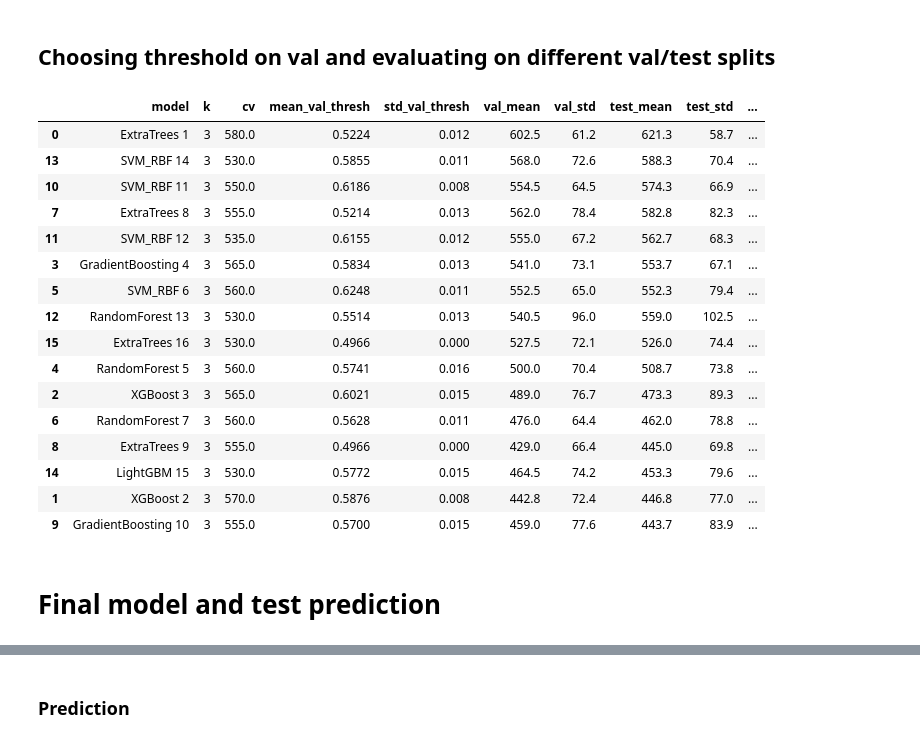
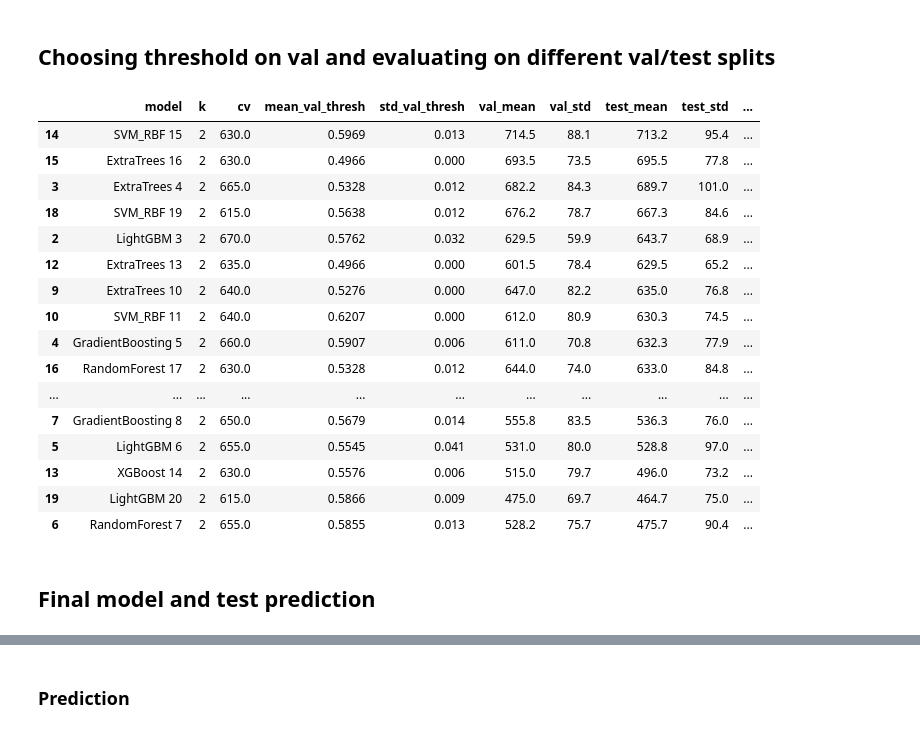
Before and after one commit to olaidczak/cost-sensitive-marketing, a Jupyter notebook: src/model/model_selection.ipynb, the cells around one changed output, grey strips where cells are left out. Saved outputs shown, nothing was run; the diff lists cells and outputs as text; code cells hidden in the pictures.

Commit message:
final model 2 variables

```diff
--- a/src/model/model_selection.ipynb
+++ b/src/model/model_selection.ipynb
@@ -67,8 +71,8 @@ ranking = pd.Series(rf.feature_importances_, index=X_train.columns).sort_values(
 top15 = ranking.index[:15].tolist()
 
 
-def random_subsets(k, n, exclude):
-    seen = {frozenset(exclude)}
+def random_subsets(k, n, excludes):
+    seen = {frozenset(e) for e in excludes}
     subsets = []
     while len(subsets) < n:
         s = frozenset(rng.choice(top15, size=k, replace=False))
@@ -87,7 +91,7 @@ for k in K_VALUES:
         [("top", topk)]
         + [("top+1", topk_1)]
         + [("top+2", topk_2)]
-        + [(f"rand_{i}", s) for i, s in enumerate(random_subsets(k, N_RANDOM, topk))]
+        + [(f"rand_{i}", s) for i, s in enumerate(random_subsets(k, N_RANDOM, [topk, topk_1,topk_2]))]
     )
     print(f"k={k}: {len(subsets[k])} subsets")
 # %% [output]
@@ -105,7 +108,8 @@ results = perform_random_search_cv(
 # %%
-results = pd.read_csv("cv_results_1780410113_seed_3105.csv")
-results.head(16)
-# the top 16 models have score spread 580 - 530 = 50 points, the average std is ~36 points.
+results = pd.read_csv("cv_results_seed_3105.csv")
+top = 20
+results.head(top)
+# the top 20 models have score spread 690 - 615 = 75 points, the average std is ~58 points.
 # Std is nearly as large as the full ranking range - we cannot choose only based on noisy cv estimates.
 # the models here are very similar.
 # %% [output]
@@ -129,22 +141,22 @@ results.head(16)
 # %% [markdown]
 ## Choosing threshold on val and evaluating on different val/test splits
 # %%
-top16_models = results.head(16)
+top20_models = results.head(top)
 models = get_models()
 # %%
 seeds = [(2910 + i) for i in range(30)]
 ts = np.linspace(0, 0.9, num=30)
-per_split = {i: [] for i in range(16)}
+per_split = {i: [] for i in range(top)}
 
 X_valte = pd.concat([X_val, X_test], axis=0)
 y_valte = pd.concat([pd.DataFrame(y_val), pd.DataFrame(y_test)], axis=0)
 
-for i in range(16):
-    k = top16_models["k"].iloc[i]
-    features = eval(top16_models["features"].iloc[i])
-    params = eval(top16_models["best_params"].iloc[i])
+for i in range(top):
+    k = top20_models["k"].iloc[i]
+    features = eval(top20_models["features"].iloc[i])
+    params = eval(top20_models["best_params"].iloc[i])
     pipeline = Pipeline([("scaler", StandardScaler()),
-                         ("clf", clone(models[top16_models["model"].iloc[i]][0]))])
+                         ("clf", clone(models[top20_models["model"].iloc[i]][0]))])
     pipeline.set_params(**params)
     pipeline.fit(X_train[features], y_train)
 
@@ -163,57 +175,61 @@ for i in range(16):
                 best_val, best_t = score, t
 
         proba_te = pipeline.predict_proba(X_test_s[features])[:, 1]
+        precision_test = precision_score(y_test_s, proba_te >= best_t)
         test_sc, test_contacts = score_with_thresh(y_test_s, proba_te, n_var=k, thresh=best_t)
 
         per_split[i].append({"seed": s, "val_thresh": best_t,
                              "val_score": best_val, "test_score": test_sc,
-                             "contacts": test_contacts})
+                             "contacts": test_contacts, "precision_test": precision_test})
 # %%
 rows = []
-for i in range(16):
+for i in range(top):
     d = pd.DataFrame(per_split[i])
-    name = f"{top16_models['model'].iloc[i]} {i + 1}"
+    name = f"{top20_models['model'].iloc[i]} {i + 1}"
     thresh_mean, thresh_std = d["val_thresh"].mean(), d["val_thresh"].std(ddof=1)
+    prec_mean, prec_std = d["precision_test"].mean(), d["precision_test"].std(ddof=1)
     vmean, vstd = d["val_score"].mean(), d["val_score"].std(ddof=1)
     tmean, tstd = d["test_score"].mean(), d["test_score"].std(ddof=1)
     rows.append({
         "model": name,
-        "k": int(top16_models["k"].iloc[i]),
-        "cv": top16_models["cv_score"].iloc[i],
+        "k": int(top20_models["k"].iloc[i]),
+        "cv": top20_models["cv_score"].iloc[i],
         "mean_val_thresh": round(thresh_mean, 4),
         "std_val_thresh": round(thresh_std, 3),
         "val_mean": round(vmean, 1),
         "val_std": round(vstd, 1),
         "test_mean": round(tmean, 1),
         "test_std": round(tstd, 1),
         "test_min": d["test_score"].min(),
         "test_max": d["test_score"].max(),
         "criterion": round(tmean - tstd, 1),
+        "prec_test_mean": round(prec_mean,3),
+        "pred_test_std": round(prec_std,3),
         "med_contacts": int(d["contacts"].median()),
     })
 
 summary = pd.DataFrame(rows).sort_values("criterion", ascending=False)
 summary
 # %% [output]
 |  | model | k | cv | mean_val_thresh | std_val_thresh | val_mean | val_std | test_mean | test_std | ... |
-| 0 | ExtraTrees 1 | 3 | 580.0 | 0.5224 | 0.012 | 602.5 | 61.2 | 621.3 | 58.7 | ... |
-| 13 | SVM_RBF 14 | 3 | 530.0 | 0.5855 | 0.011 | 568.0 | 72.6 | 588.3 | 70.4 | ... |
-| 10 | SVM_RBF 11 | 3 | 550.0 | 0.6186 | 0.008 | 554.5 | 64.5 | 574.3 | 66.9 | ... |
-| 7 | ExtraTrees 8 | 3 | 555.0 | 0.5214 | 0.013 | 562.0 | 78.4 | 582.8 | 82.3 | ... |
-| 11 | SVM_RBF 12 | 3 | 535.0 | 0.6155 | 0.012 | 555.0 | 67.2 | 562.7 | 68.3 | ... |
-| 3 | GradientBoosting 4 | 3 | 565.0 | 0.5834 | 0.013 | 541.0 | 73.1 | 553.7 | 67.1 | ... |
-| 5 | SVM_RBF 6 | 3 | 560.0 | 0.6248 | 0.011 | 552.5 | 65.0 | 552.3 | 79.4 | ... |
-| 12 | RandomForest 13 | 3 | 530.0 | 0.5514 | 0.013 | 540.5 | 96.0 | 559.0 | 102.5 | ... |
-| 15 | ExtraTrees 16 | 3 | 530.0 | 0.4966 | 0.000 | 527.5 | 72.1 | 526.0 | 74.4 | ... |
-| 4 | RandomForest 5 | 3 | 560.0 | 0.5741 | 0.016 | 500.0 | 70.4 | 508.7 | 73.8 | ... |
-| 2 | XGBoost 3 | 3 | 565.0 | 0.6021 | 0.015 | 489.0 | 76.7 | 473.3 | 89.3 | ... |
-| 6 | RandomForest 7 | 3 | 560.0 | 0.5628 | 0.011 | 476.0 | 64.4 | 462.0 | 78.8 | ... |
-| 8 | ExtraTrees 9 | 3 | 555.0 | 0.4966 | 0.000 | 429.0 | 66.4 | 445.0 | 69.8 | ... |
-| 14 | LightGBM 15 | 3 | 530.0 | 0.5772 | 0.015 | 464.5 | 74.2 | 453.3 | 79.6 | ... |
-| 1 | XGBoost 2 | 3 | 570.0 | 0.5876 | 0.008 | 442.8 | 72.4 | 446.8 | 77.0 | ... |
-| 9 | GradientBoosting 10 | 3 | 555.0 | 0.5700 | 0.015 | 459.0 | 77.6 | 443.7 | 83.9 | ... |
+| 14 | SVM_RBF 15 | 2 | 630.0 | 0.5969 | 0.013 | 714.5 | 88.1 | 713.2 | 95.4 | ... |
+| 15 | ExtraTrees 16 | 2 | 630.0 | 0.4966 | 0.000 | 693.5 | 73.5 | 695.5 | 77.8 | ... |
+| 3 | ExtraTrees 4 | 2 | 665.0 | 0.5328 | 0.012 | 682.2 | 84.3 | 689.7 | 101.0 | ... |
+| 18 | SVM_RBF 19 | 2 | 615.0 | 0.5638 | 0.012 | 676.2 | 78.7 | 667.3 | 84.6 | ... |
+| 2 | LightGBM 3 | 2 | 670.0 | 0.5762 | 0.032 | 629.5 | 59.9 | 643.7 | 68.9 | ... |
+| 12 | ExtraTrees 13 | 2 | 635.0 | 0.4966 | 0.000 | 601.5 | 78.4 | 629.5 | 65.2 | ... |
+| 9 | ExtraTrees 10 | 2 | 640.0 | 0.5276 | 0.000 | 647.0 | 82.2 | 635.0 | 76.8 | ... |
+| 10 | SVM_RBF 11 | 2 | 640.0 | 0.6207 | 0.000 | 612.0 | 80.9 | 630.3 | 74.5 | ... |
+| 4 | GradientBoosting 5 | 2 | 660.0 | 0.5907 | 0.006 | 611.0 | 70.8 | 632.3 | 77.9 | ... |
+| 16 | RandomForest 17 | 2 | 630.0 | 0.5328 | 0.012 | 644.0 | 74.0 | 633.0 | 84.8 | ... |
+| ... | ... | ... | ... | ... | ... | ... | ... | ... | ... | ... |
+| 7 | GradientBoosting 8 | 2 | 650.0 | 0.5679 | 0.014 | 555.8 | 83.5 | 536.3 | 76.0 | ... |
+| 5 | LightGBM 6 | 2 | 655.0 | 0.5545 | 0.041 | 531.0 | 80.0 | 528.8 | 97.0 | ... |
+| 13 | XGBoost 14 | 2 | 630.0 | 0.5576 | 0.006 | 515.0 | 79.7 | 496.0 | 73.2 | ... |
+| 19 | LightGBM 20 | 2 | 615.0 | 0.5866 | 0.009 | 475.0 | 69.7 | 464.7 | 75.0 | ... |
+| 6 | RandomForest 7 | 2 | 655.0 | 0.5855 | 0.013 | 528.2 | 75.7 | 475.7 | 90.4 | ... |
 # %% [markdown]
-# Final model and test prediction
+## Final model and test prediction
 # %%
 data_dir = Path("../../data")
 X_train = pd.read_csv(data_dir / "x_train.txt", sep=" ")
```
Also changed, not shown: parts of 13 cells of this notebook, 3 other files.
